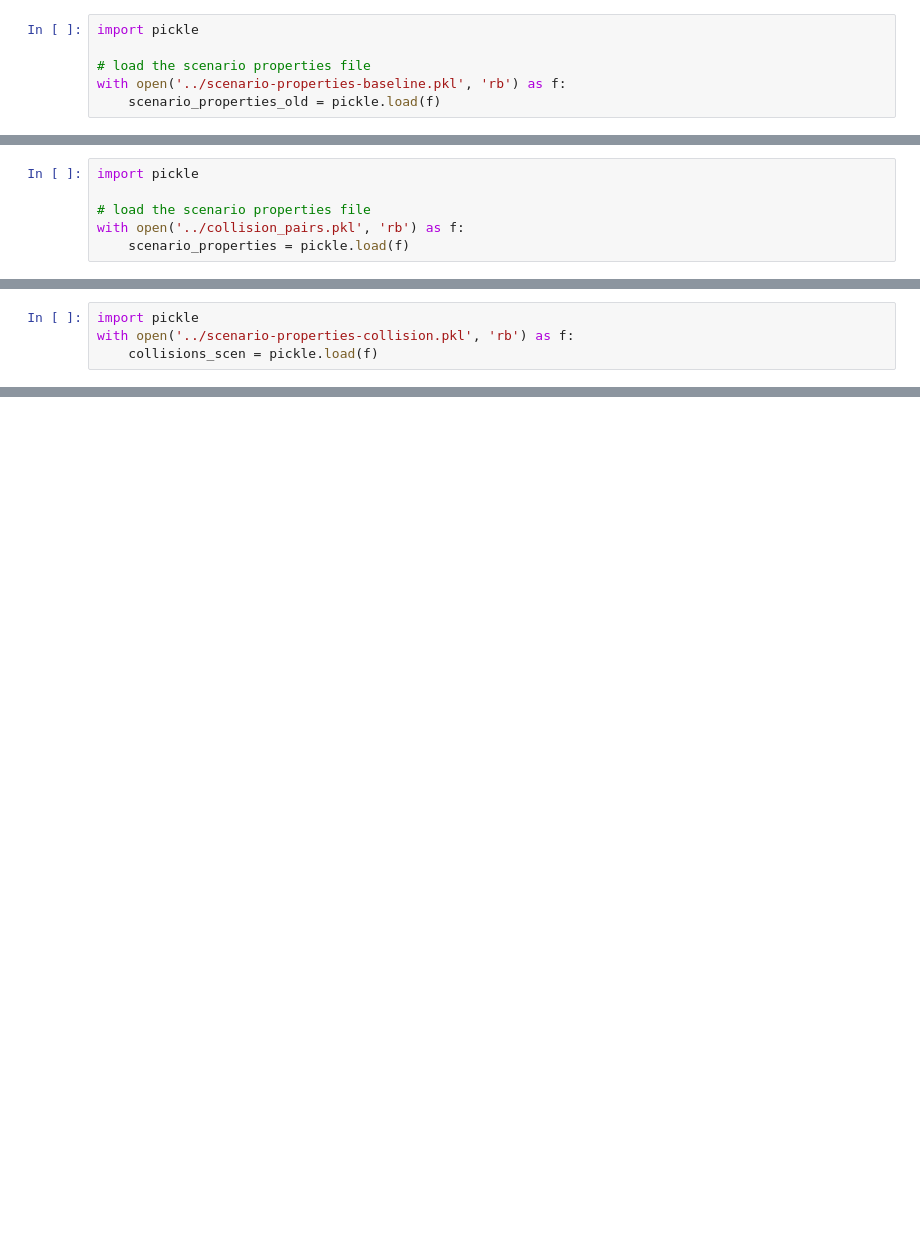
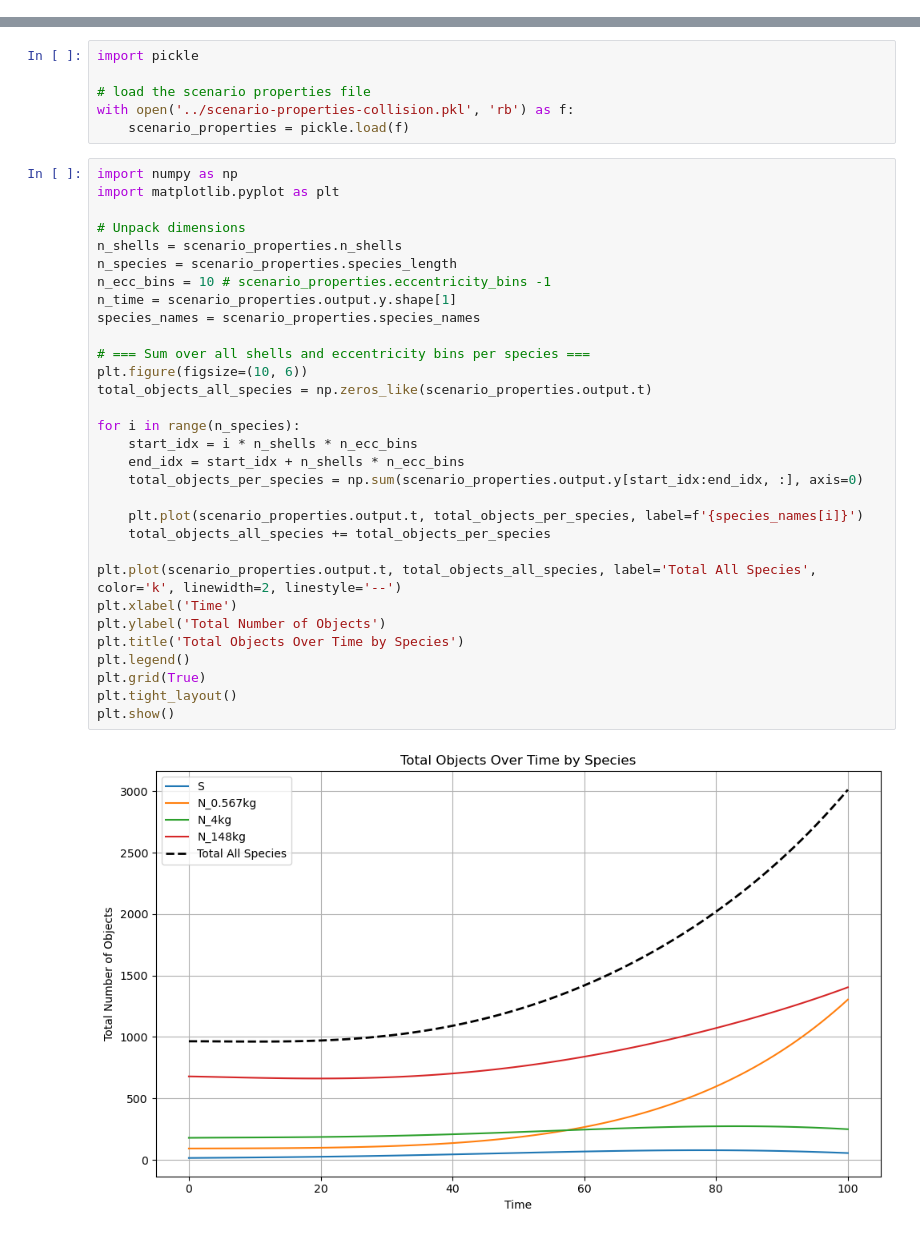
Before and after one commit to ARCLab-MIT/pyssem, a Jupyter notebook: pyssem/elliptical_launch.ipynb, the cells around one changed output, grey strips where cells are left out. Saved outputs shown, nothing was run; the diff lists cells and outputs as text; blank space fills up the shorter version.

```diff
--- a/pyssem/elliptical_launch.ipynb
+++ b/pyssem/elliptical_launch.ipynb
@@ -461,6 +0,0 @@ plt.show()
-# %%
-import pickle
-
-# load the scenario properties file
-with open('../scenario-properties-baseline.pkl', 'rb') as f:
-    scenario_properties_old = pickle.load(f)
@@ -499,6 +0,0 @@ scenario_properties_old.full_lambda[0]
-# %%
-import pickle
-
-# load the scenario properties file
-with open('../collision_pairs.pkl', 'rb') as f:
-    scenario_properties = pickle.load(f)
@@ -542,4 +0,0 @@ N_260kg
-# %%
-import pickle
-with open('../scenario-properties-collision.pkl', 'rb') as f:
-    collisions_scen = pickle.load(f)
@@ -846,0 +1,39 @@ plt.show()
+# %%
+import pickle
+
+# load the scenario properties file
+with open('../scenario-properties-collision.pkl', 'rb') as f:
+    scenario_properties = pickle.load(f)
+# %%
+import numpy as np
+import matplotlib.pyplot as plt
+
+# Unpack dimensions
+n_shells = scenario_properties.n_shells
+n_species = scenario_properties.species_length
+n_ecc_bins = 10 # scenario_properties.eccentricity_bins -1
+n_time = scenario_properties.output.y.shape[1]
+species_names = scenario_properties.species_names
+
+# === Sum over all shells and eccentricity bins per species ===
+plt.figure(figsize=(10, 6))
+total_objects_all_species = np.zeros_like(scenario_properties.output.t)
+
+for i in range(n_species):
+    start_idx = i * n_shells * n_ecc_bins
+    end_idx = start_idx + n_shells * n_ecc_bins
+    total_objects_per_species = np.sum(scenario_properties.output.y[start_idx:end_idx, :], axis=0)
+
+    plt.plot(scenario_properties.output.t, total_objects_per_species, label=f'{species_names[i]}')
+    total_objects_all_species += total_objects_per_species
+
+plt.plot(scenario_properties.output.t, total_objects_all_species, label='Total All Species', color='k', linewidth=2, linestyle='--')
+plt.xlabel('Time')
+plt.ylabel('Total Number of Objects')
+plt.title('Total Objects Over Time by Species')
+plt.legend()
+plt.grid(True)
+plt.tight_layout()
+plt.show()
+# %% [output]
+[figure, added]
```
Also changed, not shown: parts of 35 cells of this notebook, 11 other files.
